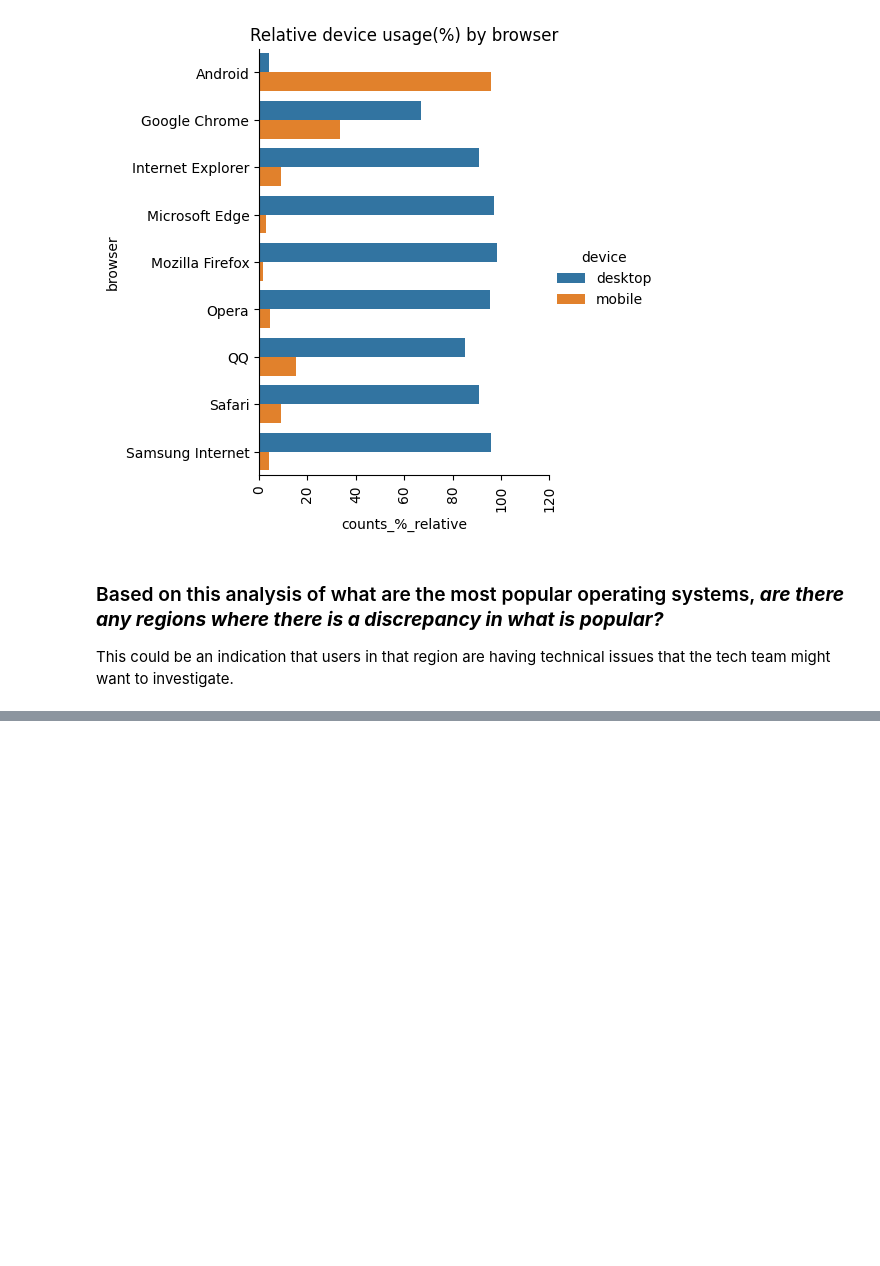
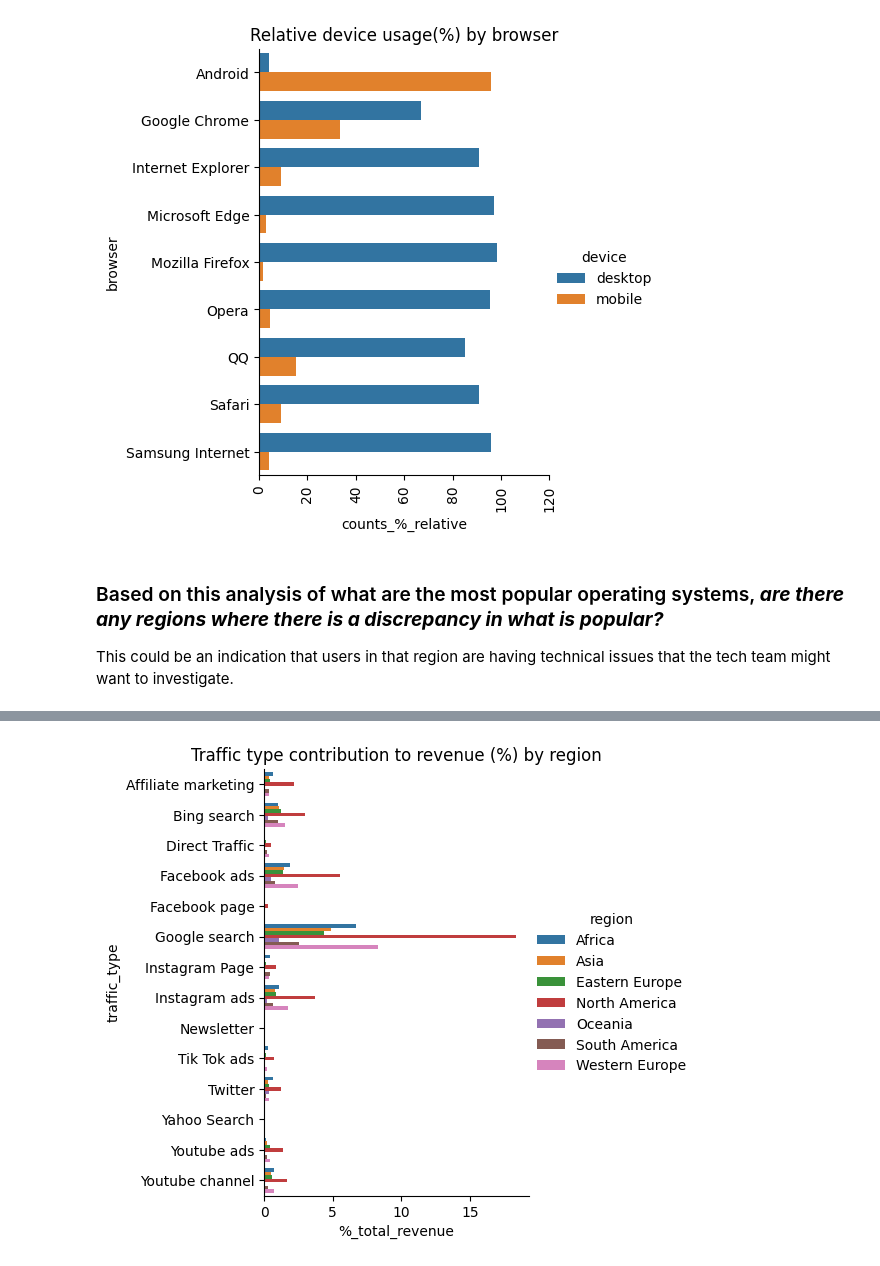
Before and after one commit to selvatica-36/Exploratory-data-analysis---Online-shopping-in-retail, a Jupyter notebook: analysis_report.ipynb, the cells around one changed output, grey strips where cells are left out. Cells and saved outputs as stored; diff of their text form; code cells hidden in the pictures; blank space fills up the shorter version.

```diff
--- a/analysis_report.ipynb
+++ b/analysis_report.ipynb
@@ -293,0 +320,6 @@ plt.show()
+# %%
+sns.catplot(y='traffic_type', x='%_total_revenue', hue='region', data=df2, kind='bar')
+plt.title('Traffic type contribution to revenue (%) by region')
+plt.show()
+# %% [output]
+[figure, added]
```
Also changed, not shown: parts of 18 cells of this notebook.
